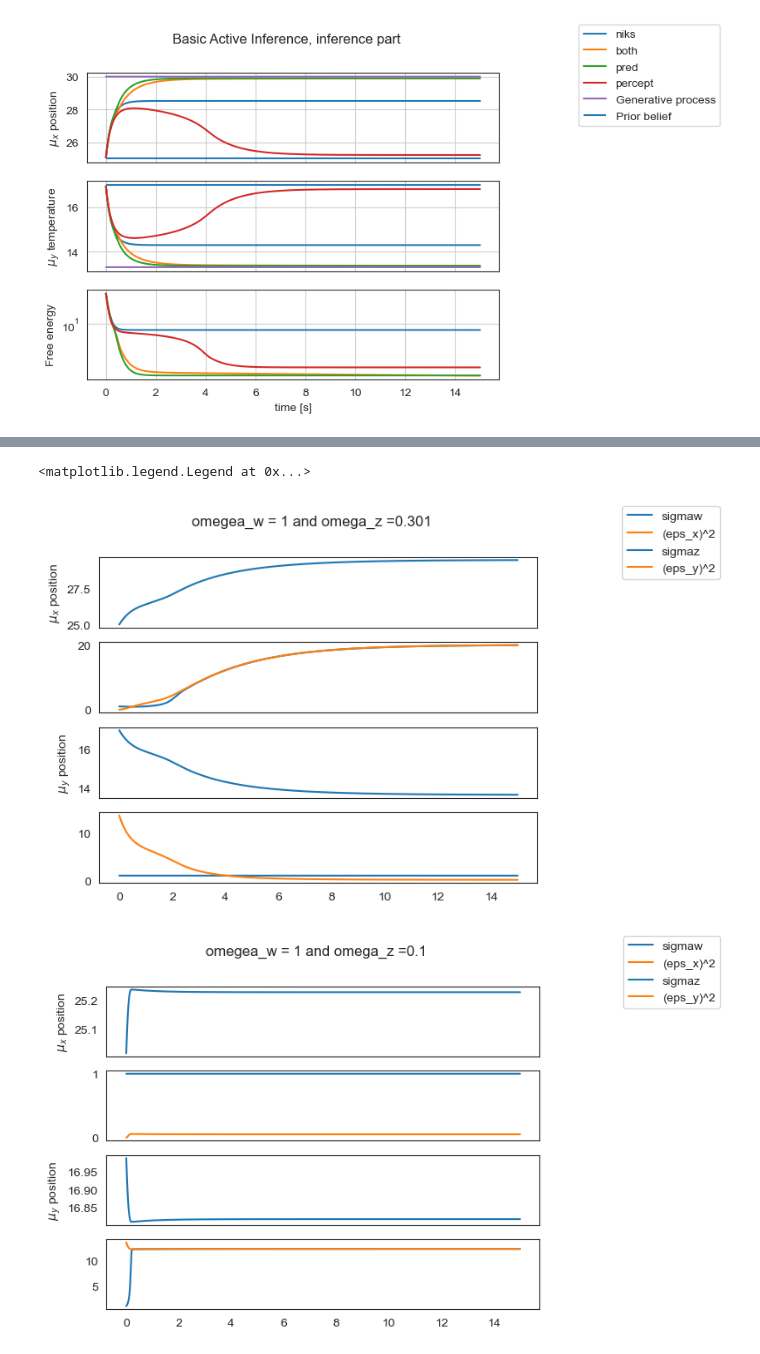
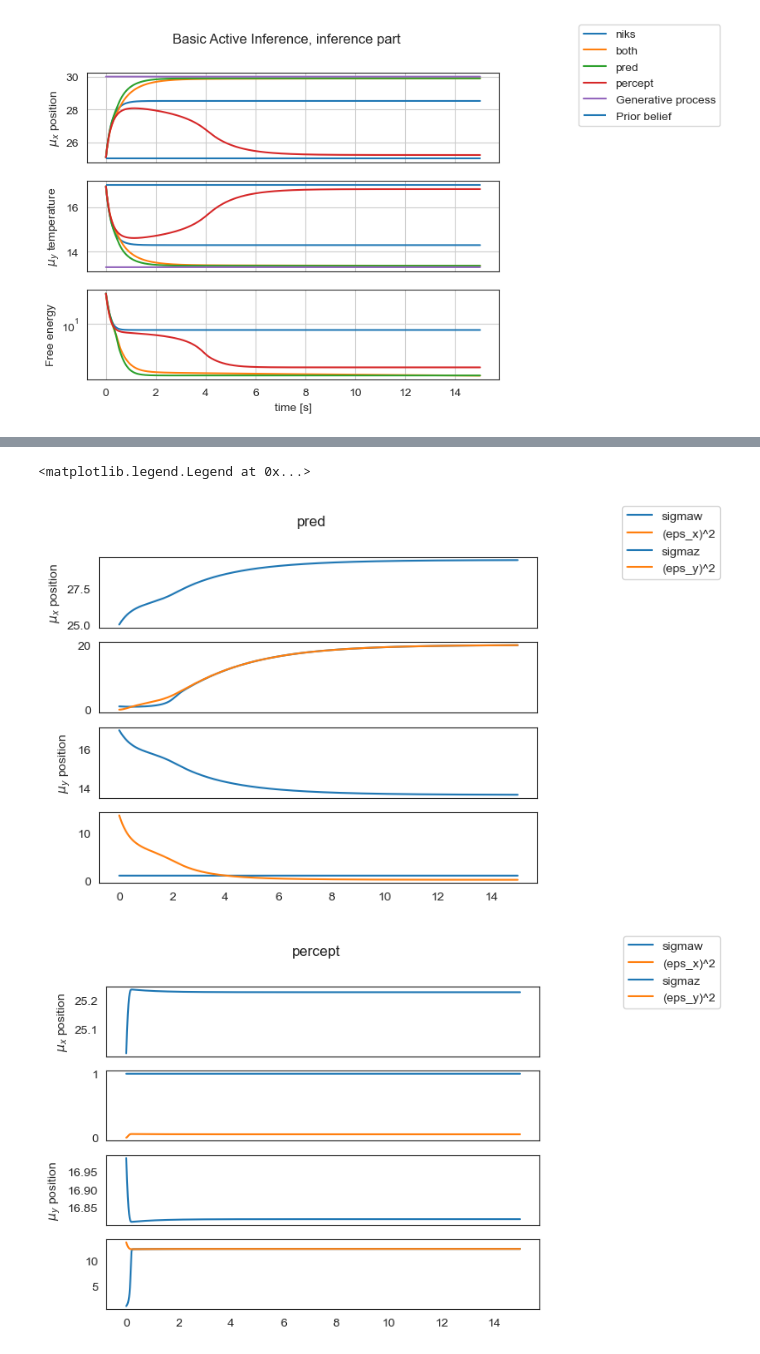
Before and after one commit to sebastiaan116/Affective-Active-Inference, a Jupyter notebook: Hydar1.ipynb, the cells around one changed output, grey strips where cells are left out. Cells and saved outputs as stored; diff of their text form; code cells hidden in the pictures.

Commit message:
more graphs

```diff
--- a/Hydar1.ipynb
+++ b/Hydar1.ipynb
@@ -297,35 +300,35 @@ axes[2].grid(1);
 
 v = 30 # actual depth Hydar
 mu_v = 25 # Hydars belief of the depth
-F1, mu_x1, mu_y1, x1, y1, vSigma_w1, vSigma_z1, plot_dict1 = simulation(v,mu_v,1,0.2,'no noise',1,'niks') # prior and observation balanced
-F2, mu_x2, mu_y2, x2, y2, vSigma_w2, vSigma_z2, plot_dict2 = simulation(v,mu_v,1,0.2,'no noise',1,'both') # underctain about prior
-F3, mu_x3, mu_y3, x3, y3, vSigma_w3, vSigma_z3, plot_dict3 = simulation(v,mu_v,1,0.2,'no noise',1,'pred') # Trust generative model, belief high variance in sensor
-F4, mu_x4, mu_y4, x4, y4, vSigma_w4, vSigma_z4,  plot_dict4 = simulation(v,mu_v,1,0.2,'no noise',1,'percept') # Trust generative model, belief high variance in sensor
+F5, mu_x5, mu_y5, x5, y5, vSigma_w5, vSigma_z5, plot_dict5 = simulation(v,mu_v,1,0.2,'no noise',1,'niks') # prior and observation balanced
+F6, mu_x6, mu_y6, x6, y6, vSigma_w6, vSigma_z6, plot_dict6 = simulation(v,mu_v,1,0.2,'no noise',1,'both') # underctain about prior
+F7, mu_x7, mu_y7, x7, y7, vSigma_w7, vSigma_z7, plot_dict7 = simulation(v,mu_v,1,0.2,'no noise',1,'pred') # Trust generative model, belief high variance in sensor
+F8, mu_x8, mu_y8, x8, y8, vSigma_w8, vSigma_z8,  plot_dict8 = simulation(v,mu_v,1,0.2,'no noise',1,'percept') # Trust generative model, belief high variance in sensor
 
 fig, axes = plt.subplots(3, 1, sharex='col');
 fig.suptitle('Basic Active Inference, inference part');
-axes[0].plot(t[1:],mu_x1[1:],label='niks');
-axes[0].plot(t[1:],mu_x2[1:],label='both');
-axes[0].plot(t[1:],mu_x3[1:],label='pred');
-axes[0].plot(t[1:],mu_x4[1:],label='percept');
+axes[0].plot(t[1:],mu_x5[1:],label='niks');
+axes[0].plot(t[1:],mu_x6[1:],label='both');
+axes[0].plot(t[1:],mu_x7[1:],label='pred');
+axes[0].plot(t[1:],mu_x8[1:],label='percept');
 axes[0].plot(t[1:],x1[1:],label='Generative process');
 axes[0].hlines(mu_v, 0,T, label='Prior belief')
 axes[0].set_ylabel('$\mu_x$ position');
 axes[0].grid(1);
 fig.legend(bbox_to_anchor=(1.05, 1), loc='upper left', borderaxespad=0.)
-axes[1].plot(t[1:],mu_y1[1:],label='niks');
-axes[1].plot(t[1:],mu_y2[1:],label='both');
-axes[1].plot(t[1:],mu_y3[1:],label='pred');
-axes[1].plot(t[1:],mu_y4[1:],label='percept')
+axes[1].plot(t[1:],mu_y5[1:],label='niks');
+axes[1].plot(t[1:],mu_y6[1:],label='both');
+axes[1].plot(t[1:],mu_y7[1:],label='pred');
+axes[1].plot(t[1:],mu_y8[1:],label='percept')
 axes[1].plot(t[1:],y1[1:],label='Generative process');
 axes[1].hlines(g_gp(mu_v,0), 0,T, label='Prior belief')
 axes[1].set_ylabel('$\mu_y$ temperature');
 #axes[1].legend(loc='upper right');
 axes[1].grid(1);
-axes[2].semilogy(t[1:],F1[1:],label='niks');
-axes[2].semilogy(t[1:],F2[1:],label='both');
-axes[2].semilogy(t[1:],F3[1:],label='pred');
-axes[2].semilogy(t[1:],F4[1:],label='percept');
+axes[2].semilogy(t[1:],F5[1:],label='niks');
+axes[2].semilogy(t[1:],F6[1:],label='both');
+axes[2].semilogy(t[1:],F7[1:],label='pred');
+axes[2].semilogy(t[1:],F8[1:],label='percept');
 axes[2].set_xlabel('time [s]');
 axes[2].set_ylabel;
 axes[2].set_ylabel('Free energy');
@@ -450,36 +456,36 @@ axes[5].set_ylabel('eps_y');
 # # 1,0.301
 
 fig, axes = plt.subplots(4, 1, sharex='col');
-fig.suptitle('omegea_w = 1 and omega_z =0.301');
+fig.suptitle('pred');
 
 axes[0].set_ylabel('$\mu_x$ position');
 axes[0].plot(t[1:],mu_x3[1:]);
 axes[1].plot(t[1:],vSigma_w3[1:],label='sigmaw');
 axes[1].plot(t[1:],eps_x3_squared,label='(eps_x)^2');
 axes[2].set_ylabel('$\mu_y$ position');
 
 axes[2].plot(t[1:],mu_y3[1:]);
 axes[3].plot(t[1:],vSigma_z3[1:],label='sigmaz');
 axes[3].plot(t[1:],eps_y3_squared,label='(eps_y)^2');
 
 fig.legend(bbox_to_anchor=(1.05, 1), loc='upper left', borderaxespad=0.)
 
 #1,0.1
 fig, axes = plt.subplots(4, 1, sharex='col');
-fig.suptitle('omegea_w = 1 and omega_z =0.1');
+fig.suptitle('percept');
 
 axes[0].set_ylabel('$\mu_x$ position');
 axes[0].plot(t[1:],mu_x4[1:]);
 axes[1].plot(t[1:],vSigma_w4[1:],label='sigmaw');
 axes[1].plot(t[1:],eps_x4_squared,label='(eps_x)^2');
 axes[2].set_ylabel('$\mu_y$ position');
 
 axes[2].plot(t[1:],mu_y4[1:]);
 axes[3].plot(t[1:],vSigma_z4[1:],label='sigmaz');
 axes[3].plot(t[1:],eps_y4_squared,label='(eps_y)^2');
 
 fig.legend(bbox_to_anchor=(1.05, 1), loc='upper left', borderaxespad=0.)
 # %% [output]
 <matplotlib.legend.Legend at 0x...>
-[figure, old version]
+[figure, new version]
-[figure, old version]
+[figure, new version]
```
Also changed, not shown: parts of 3 cells of this notebook.
